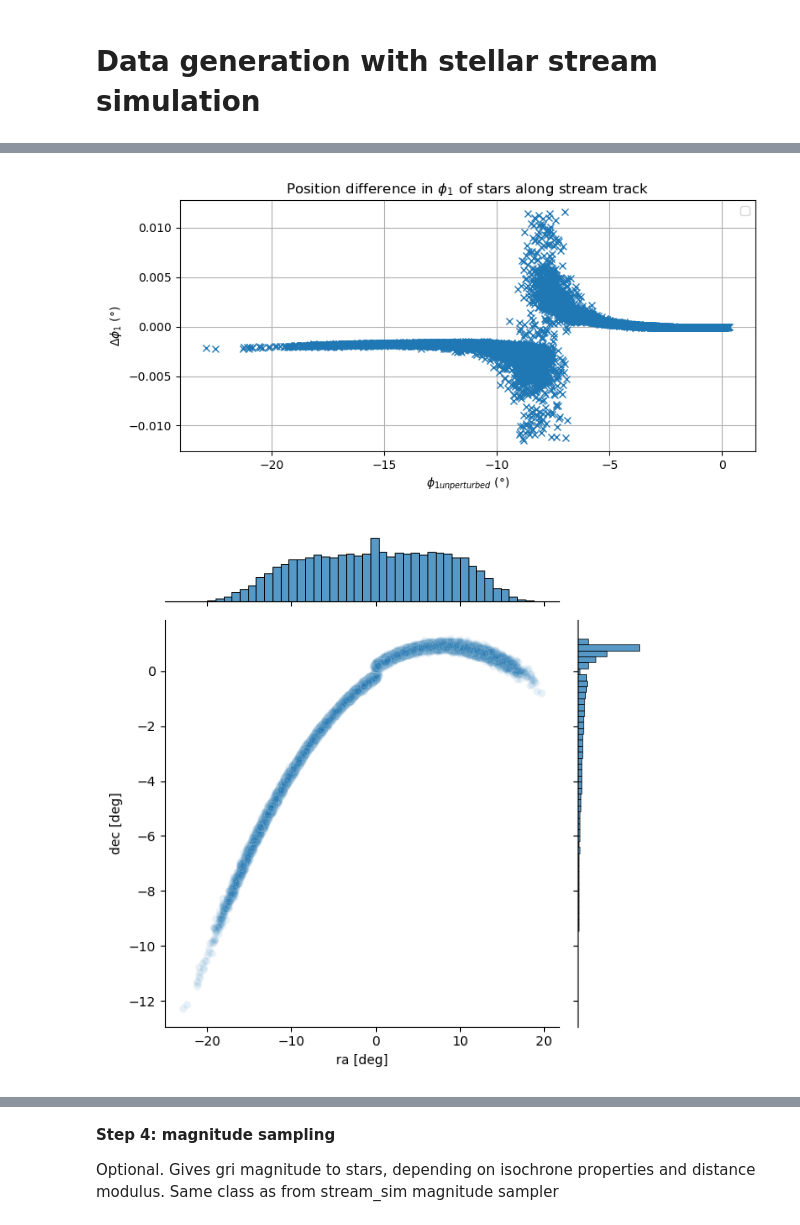
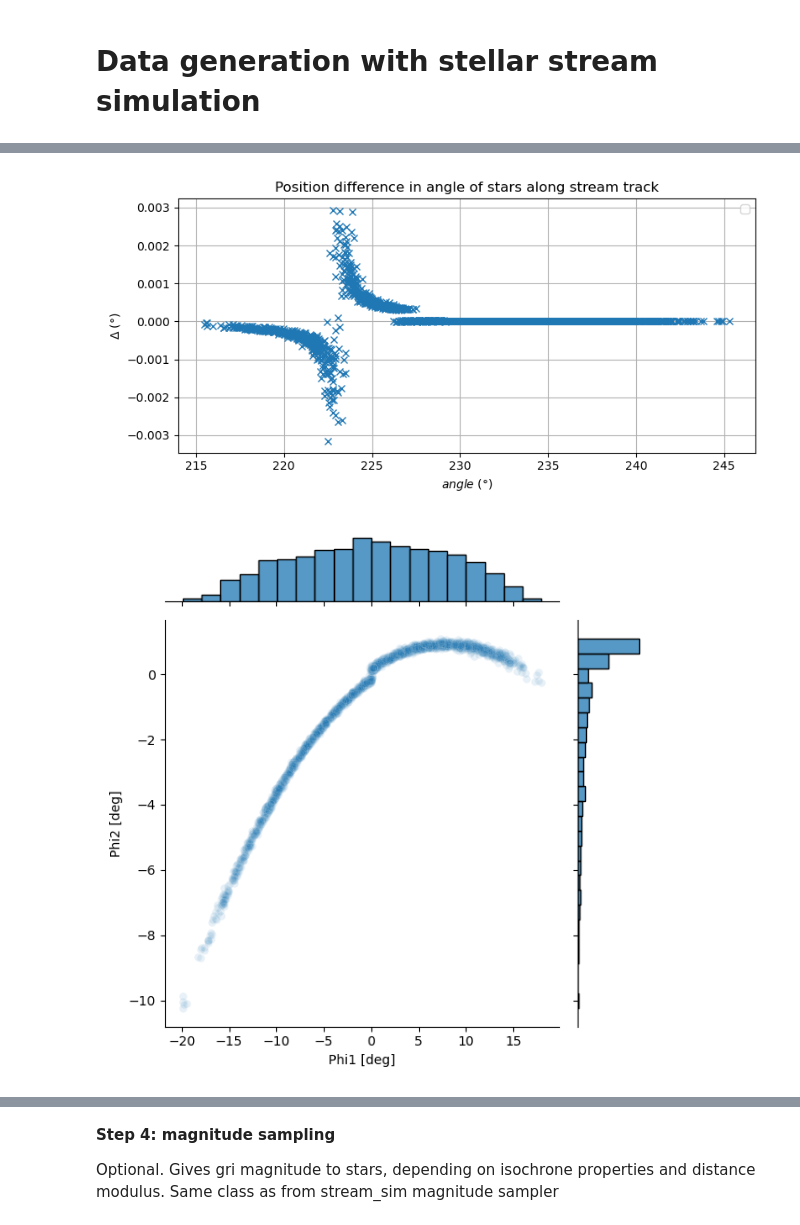
Before and after one commit to LSSTDESC/stream_sim, a Jupyter notebook: notebooks/stream_sim_galpy.ipynb, the cells around one changed output, grey strips where cells are left out. Cells and saved outputs as stored; diff of their text form; code cells hidden in the pictures.

```diff
--- a/notebooks/stream_sim_galpy.ipynb
+++ b/notebooks/stream_sim_galpy.ipynb
@@ -94,11 +91,11 @@ prog_orbit = Orbit(progenitor.values.tolist()[0][1:], radec=True) #progenitor or
 
 
 prog_mass = 2*10.**4.*u.Msun
-prog_a = 4.*u.pc #scale radius of the plummer sphere
+prog_a = 23.*u.pc #scale radius of the plummer sphere
 rc = 23*u.pc #progenitor radius
 prog_pot = gp.PlummerPotential(prog_mass, prog_a)#Define progenitor with a plummer potential
-prog_sigv = sutils.Plummer_sigv(prog_mass, prog_a, rc)/2.15 #velocity dispersion in original cluster. It's assumed that the velocity distribution is isotropic
-print(prog_sigv)
+# prog_sigv = sutils.Plummer_sigv(prog_mass, prog_a, rc)
+prog_sigv = 0.365*u.km/u.s #velocity dispersion in original cluster. It's assumed that the velocity distribution is isotropic
 t_disrupt = 4.5*u.Gyr #time of disruption of cluster, typically 4.5Gyr
 # tdisrupt= guc.time_in_Gyr(V0,R0)
 
@@ -111,7 +108,7 @@ mw_pot = gp.MWPotential2014
 
 
 ###Dark matter subhalo(s) and impact parameters
-halo_mass = 1e8 *u.Msun #halo mass
+halo_mass = 1e5 *u.Msun #halo mass
 halo_a =0.01*u.kpc
 halo_pot = gp.NFWPotential(amp=halo_mass, a=halo_a)
 v_halo = np.array([6.82200571,132.7700529,149.4174464]) #in km/s (vx,vy,vz)
@@ -119,5 +116,4 @@ v_halo = np.array([6.82200571,132.7700529,149.4174464]) #in km/s (vx,vy,vz)
 b_impact = 0.#1 * u.pc
 t_impact = 1* u.Gyr
 angle_impact= 0.5
-# print(0.88/guconv.time_in_Gyr(220,8))
 ###DG, initially hosting the cluster. Optional
@@ -193,0 +151,6 @@ s_trail_stars = s_trail.sample(n_stars, xy=True)*R0 #ps for non-perturbed stream
+# %%
+#lead, trail, lead+trail, perturbed arm, perturbed arm+other arm
+np.random.seed(4)
+s_lead_stars, s_trail_stars, s_full_stars, ps_stars, ps_full_stars = sutils.full_galpy_sampling(n_stars=1000,
+                                                                    s_lead=s_lead, s_trail=s_trail, s_perturbed=s_perturbed,
+                                                                    ro=R0, vo=V0, perturbed = 'lead', rdseed = 4)
@@ -229,0 +164,9 @@ icrs_s_lead
+# %%
+s_stars_icrs = sutils.xyz_to_icrs(s_full_stars, velocities=True)
+ra_s, dec_s, dist_s, pmra_s, pmdec_s, pmr_s = (s_stars_icrs.T.ra, s_stars_icrs.T.dec, s_stars_icrs.T.distance,
+                             s_stars_icrs.T.pm_ra_cosdec, s_stars_icrs.T.pm_dec, s_stars_icrs.T.radial_velocity)
+
+ps_stars_icrs = sutils.xyz_to_icrs(ps_full_stars,  velocities=True)
+ra_ps, dec_ps, dist_ps, pmra_ps, pmdec_ps, pmr_ps = (ps_stars_icrs.T.ra, ps_stars_icrs.T.dec, ps_stars_icrs.T.distance,
+                             ps_stars_icrs.T.pm_ra_cosdec, ps_stars_icrs.T.pm_dec, ps_stars_icrs.T.radial_velocity)
+s_stars_icrs
@@ -299,15 +266,14 @@ ra_prog
 # %%
-### Plot difference between perturbed an dnon perturbed tXil vs non-prtutbed tXil
+### Plot difference between perturbed and non perturbed vs non-perturbed
 
 plt.figure(figsize=(8, 4))
-# plt.plot(centers, (dens_norm_perturbed-dens_norm_unperturbed)/dens_norm_unperturbed, drawstyle='steps-mid')
-plt.plot(phi12_s_lead.phi1, phi12_ps.phi2-phi12_s_lead.phi2, 'x')
-plt.xlabel(r'$\phi_{1 unperturbed} $ (°)')
-plt.ylabel(r'$\Delta\phi_1$ (°)')
-plt.title(r'Position difference in $\phi_1$ of stars along stream track')
+plt.plot(ra_s, ra_ps-ra_s, 'x')
+plt.xlabel(r'$angle $ (°)')
+plt.ylabel(r'$\Delta$ (°)')
+plt.title(r'Position difference in angle of stars along stream track')
 plt.grid(True)
 plt.legend()
 plt.tight_layout()
 plt.show()
 # %% [output]
-[figure, old version]
+[figure, new version]
@@ -351,13 +288,13 @@ stream_phi12_perturbed = np.array([phi12_ps.phi1.degree, phi12_ps.phi2.degree, d
 # plt.title("Perturbed Stellar Stream")
 # plt.show()
 
-sns.jointplot(x=sts_phi1, y=sts_phi2, alpha=0.1)
+sns.jointplot(x=phi1_s, y=phi2_s, alpha=0.1)
 # ax1.scatter(phi12_ps_trail.phi1, phi12_ps_trail.phi2, s=0.5)
-plt.xlabel("ra [deg]")
-plt.ylabel("dec [deg]")
+plt.xlabel("Phi1 [deg]")
+plt.ylabel("Phi2 [deg]")
 
 plt.tight_layout()
 # %% [output]
-[figure, old version]
+[figure, new version]
 # %%
 plt.figure()
```
Also changed, not shown: parts of 30 cells of this notebook, 1 other file.
